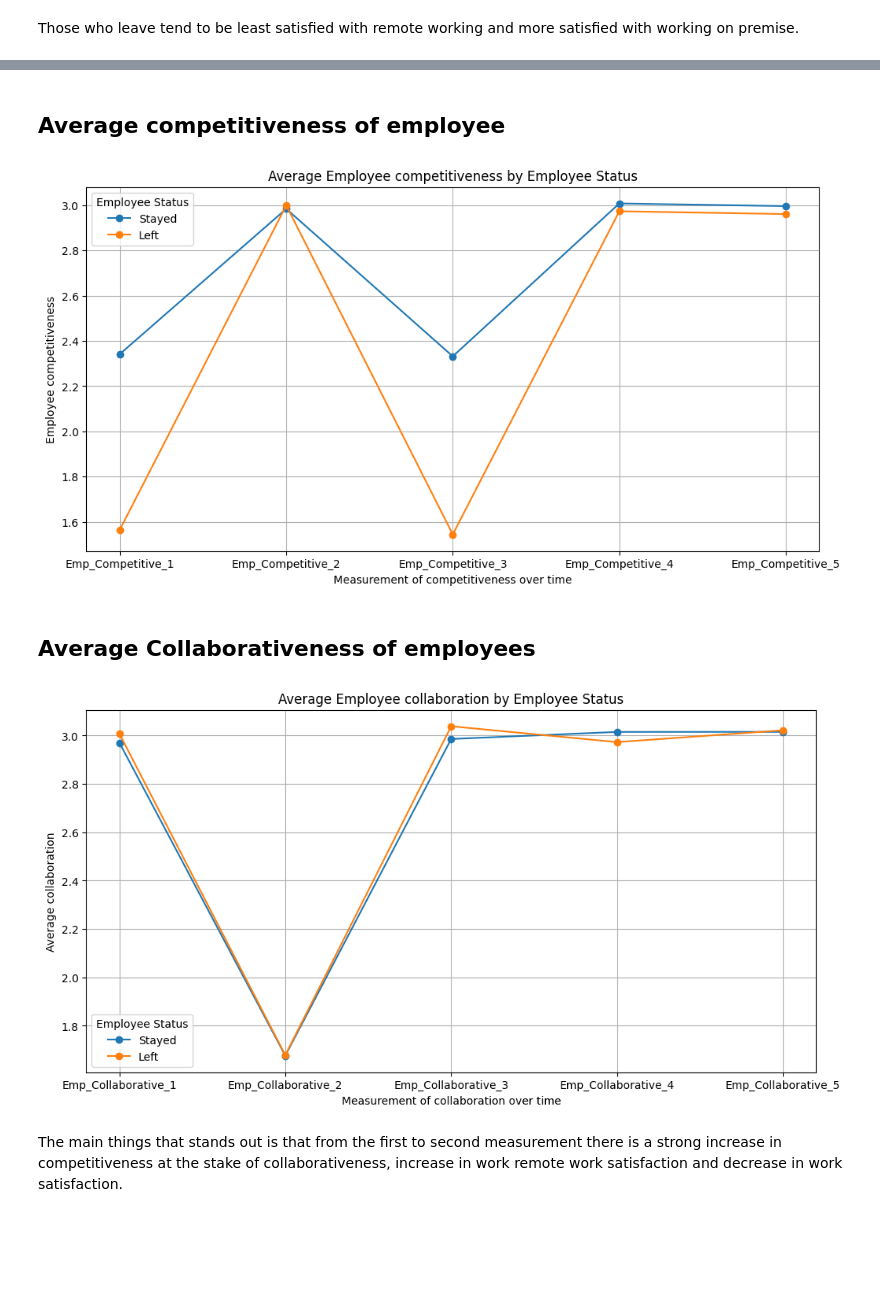
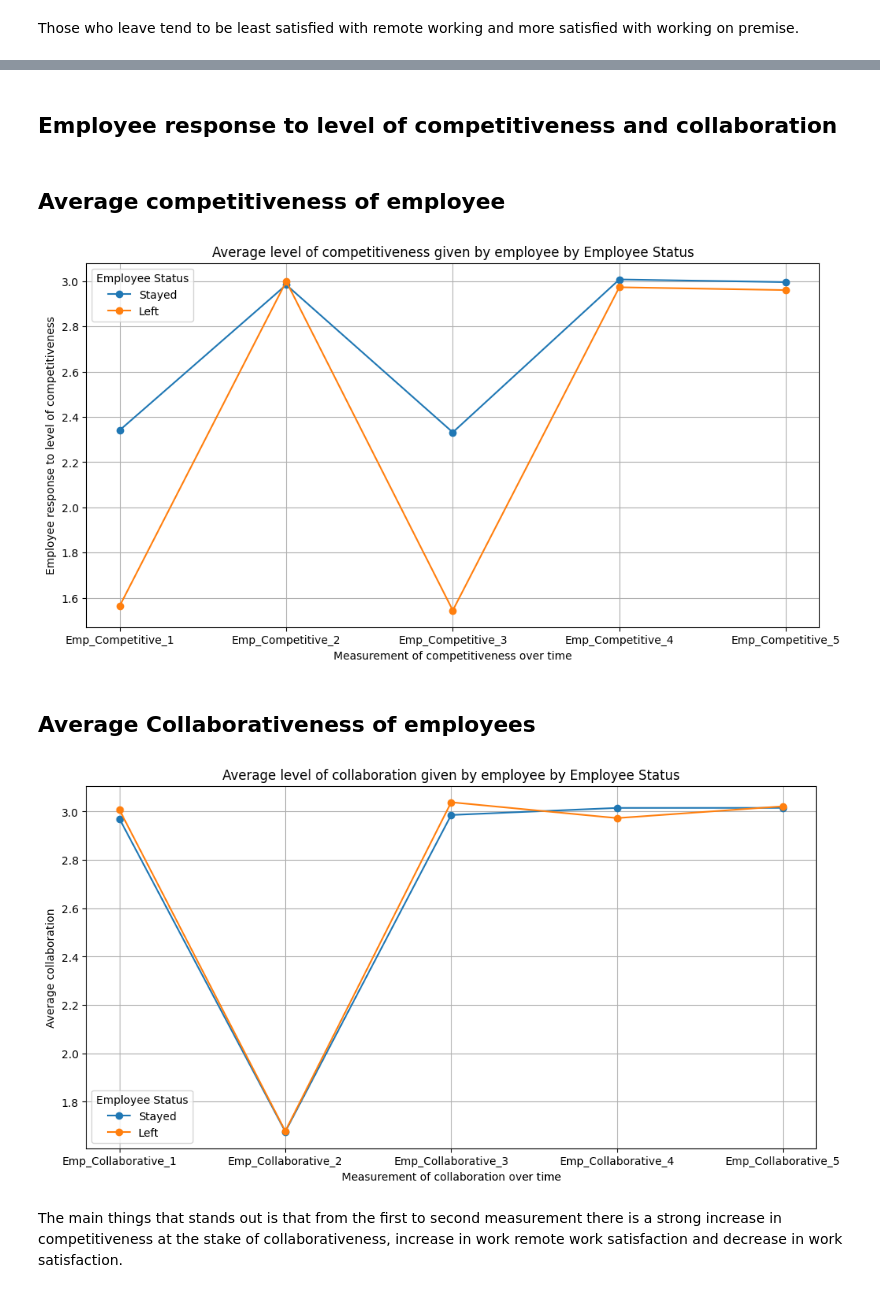
Before and after one commit to Emroullier/hr-data-analytics, a Jupyter notebook: notebooks/initial_data_exploration.ipynb, the cells around one changed output, grey strips where cells are left out. Cells and saved outputs as stored; diff of their text form; code cells hidden in the pictures; blank space fills up the shorter version.

```diff
--- a/notebooks/initial_data_exploration.ipynb
+++ b/notebooks/initial_data_exploration.ipynb
@@ -549,0 +551,17 @@ Those who leave tend to be least satisfied with remote working and more satisfie
+# %%
+data['left_Company'] = data['left_Company'].astype(str)
+
+remote_satisfaction_columns = ['EMP_Engagement_1', 'EMP_Engagement_2', 'EMP_Engagement_3', 'EMP_Engagement_4', 'EMP_Engagement_5']
+avg_remote_satisfaction = data.groupby('left_Company')[remote_satisfaction_columns].mean().transpose()
+
+plt.figure(figsize=(12, 6))
+
+for status in avg_remote_satisfaction.columns:
+    plt.plot(avg_remote_satisfaction.index, avg_remote_satisfaction[status], marker='o', label='Left' if status == '1' else 'Stayed')
+
+plt.title('Average Employee Engagement by Employee Status')
+plt.xlabel('Employee engagement measure over time')
+plt.ylabel('Average Employee engagement')
+plt.legend(title='Employee Status')
+plt.grid(True)
+plt.show()
@@ -550,24 +570,26 @@ Those who leave tend to be least satisfied with remote working and more satisfie
+# %% [markdown]
+## Employee response to level of competitiveness and collaboration
 # %% [markdown]
 ## Average competitiveness of employee
 # %%
 data['left_Company'] = data['left_Company'].astype(str)
 
 remote_satisfaction_columns = ['Emp_Competitive_1', 'Emp_Competitive_2', 'Emp_Competitive_3', 'Emp_Competitive_4', 'Emp_Competitive_5']
 avg_remote_satisfaction = data.groupby('left_Company')[remote_satisfaction_columns].mean().transpose()
 
 plt.figure(figsize=(12, 6))
 
 for status in avg_remote_satisfaction.columns:
     plt.plot(avg_remote_satisfaction.index, avg_remote_satisfaction[status], marker='o', label='Left' if status == '1' else 'Stayed')
 
-plt.title('Average Employee competitiveness by Employee Status')
+plt.title('Average level of competitiveness given by employee by Employee Status')
 plt.xlabel('Measurement of competitiveness over time')
-plt.ylabel('Employee competitiveness')
+plt.ylabel('Employee response to level of competitiveness')
 plt.legend(title='Employee Status')
 plt.grid(True)
 plt.show()
 # %% [output]
-[figure, old version]
+[figure, new version]
 # %% [markdown]
 ## Average Collaborativeness of employees
 # %%
@@ -581,14 +603,14 @@ plt.figure(figsize=(12, 6))
 for status in avg_remote_satisfaction.columns:
     plt.plot(avg_remote_satisfaction.index, avg_remote_satisfaction[status], marker='o', label='Left' if status == '1' else 'Stayed')
 
-plt.title('Average Employee collaboration by Employee Status')
+plt.title('Average level of collaboration given by employee by Employee Status')
 plt.xlabel('Measurement of collaboration over time')
 plt.ylabel('Average collaboration')
 plt.legend(title='Employee Status')
 plt.grid(True)
 plt.show()
 # %% [output]
-[figure, old version]
+[figure, new version]
 # %% [markdown]
 The main things that stands out is that from the first to second measurement there is a strong increase in competitiveness at the stake of collaborativeness, increase in work remote work satisfaction and decrease in work satisfaction.
 # %% [markdown]
```
Also changed, not shown: parts of 8 cells of this notebook.
